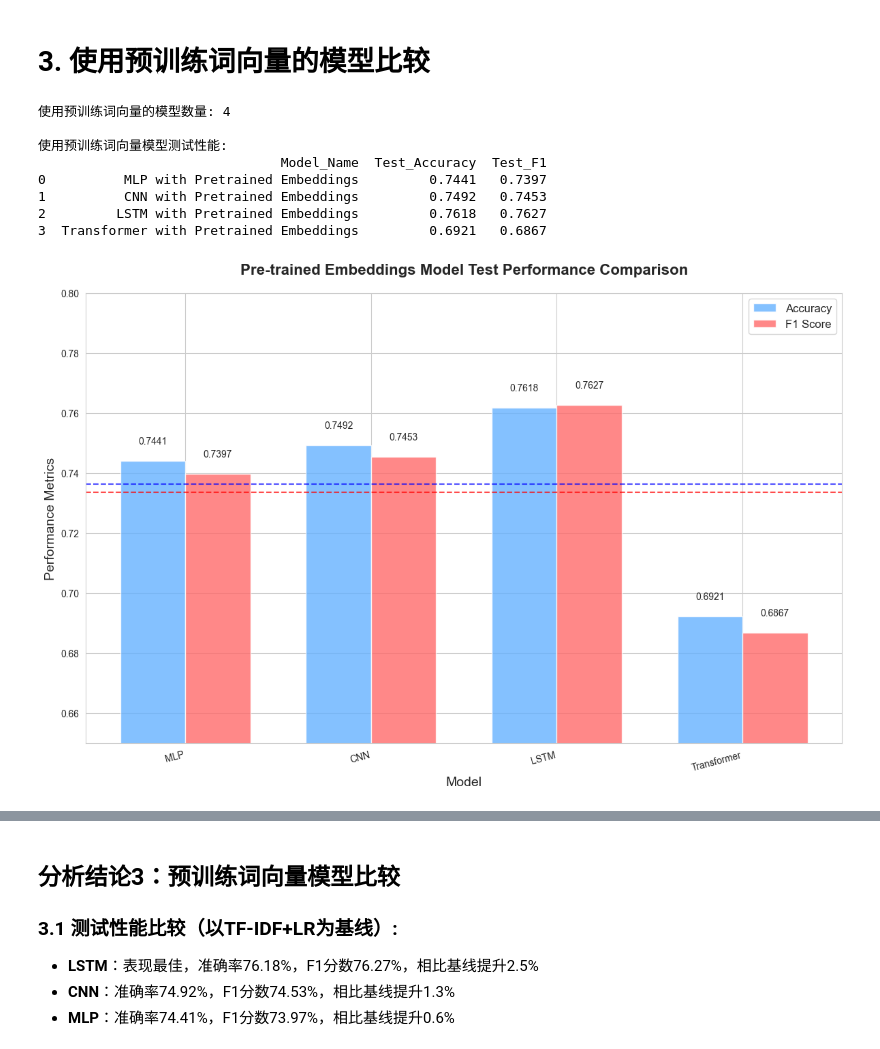
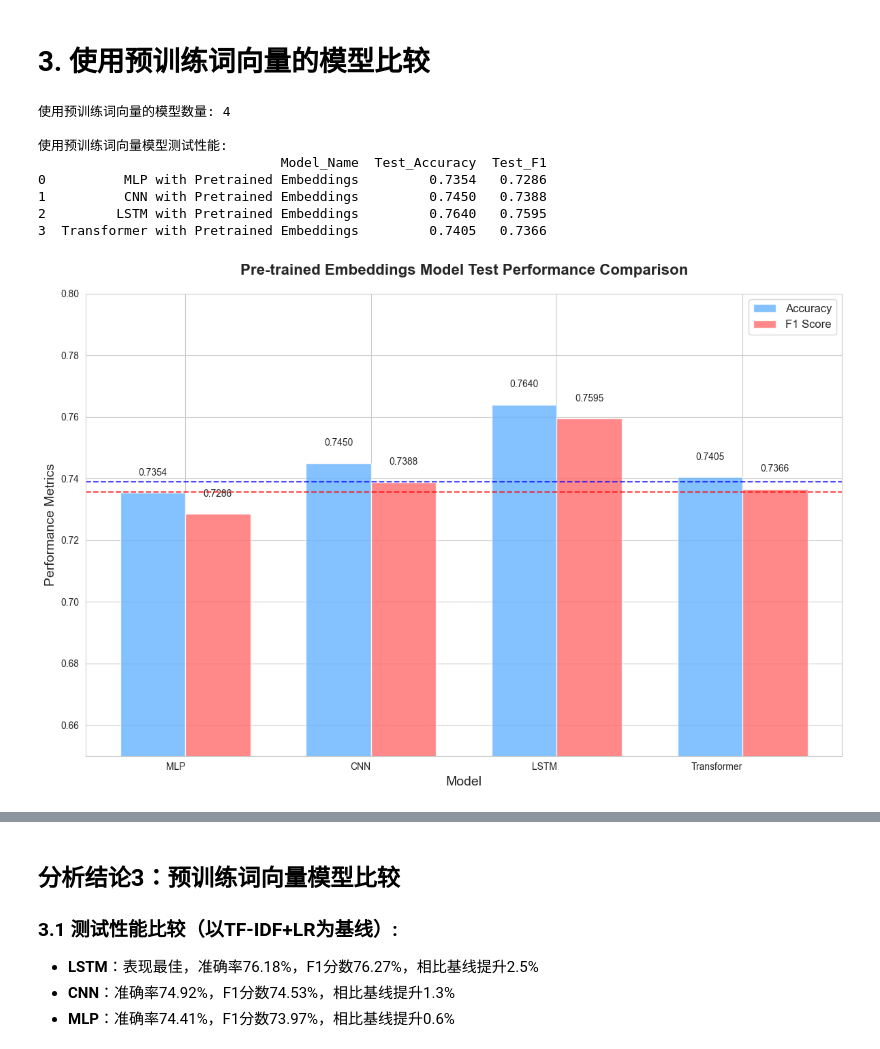
Before and after one commit to YoruRain/Sentiment-Classification-Based-on-Weibo-Texts, a Jupyter notebook: 08Comparison and Analysis.ipynb, the cells around one changed output, grey strips where cells are left out. Cells and saved outputs as stored; diff of their text form; code cells hidden in the pictures.

```diff
--- a/08Comparison and Analysis.ipynb
+++ b/08Comparison and Analysis.ipynb
@@ -95,7 +95,7 @@ def analyze_training_records(save_path="results/model_training_results.json", sh
 
     return df
 # %%
-file_path = "results/model_training_results_test.json"
+file_path = "results/model_training_results_test3.json"
 
 results = load_training_results(file_path)
 # %% [output]
@@ -493,39 +493,39 @@ def plot_pretrained_performance(pretrained_df, baseline_tfidf_acc, baseline_tfid
         ax.text(i - width/2, acc + 0.005, f'{acc:.4f}', ha='center', va='bottom', fontsize=10)
         ax.text(i + width/2, f1 + 0.005, f'{f1:.4f}', ha='center', va='bottom', fontsize=10)
 
     ax.set_xlabel('Model', fontsize=14)
     ax.set_ylabel('Performance Metrics', fontsize=14)
     ax.set_title('Pre-trained Embeddings Model Test Performance Comparison', fontsize=16, fontweight='bold', pad=20)
     ax.set_xticks(x)
-    ax.set_xticklabels([name.replace(' with Pretrained Embeddings', '') for name in models], rotation=15, ha='right')
+    ax.set_xticklabels([name.replace(' with Pretrained Embeddings', '') for name in models], ha='right')
     ax.legend(fontsize=12)
     ax.set_ylim([0.65, 0.8])
 
     # 添加基线参考线
     ax.axhline(y=baseline_tfidf_acc, color='blue', linestyle='--', alpha=0.7,
               label=f'TF-IDF+LR Accuracy Baseline: {baseline_tfidf_acc:.4f}')
     ax.axhline(y=baseline_tfidf_f1, color='red', linestyle='--', alpha=0.7,
               label=f'TF-IDF+LR F1 Baseline: {baseline_tfidf_f1:.4f}')
 
     plt.tight_layout()
     plt.show()
     return fig
 
 # 获取基线性能
 tfidf_acc = baseline_df[baseline_df['Model_Name'] == 'TF-IDF + LR']['Test_Accuracy'].iloc[0]
 tfidf_f1 = baseline_df[baseline_df['Model_Name'] == 'TF-IDF + LR']['Test_F1'].iloc[0]
 
 fig5 = plot_pretrained_performance(pretrained_df, tfidf_acc, tfidf_f1)
 # %% [output]
 使用预训练词向量的模型数量: 4
 
 使用预训练词向量模型测试性能:
                                Model_Name  Test_Accuracy  Test_F1
-0          MLP with Pretrained Embeddings         0.7441   0.7397
-1          CNN with Pretrained Embeddings         0.7492   0.7453
-2         LSTM with Pretrained Embeddings         0.7618   0.7627
-3  Transformer with Pretrained Embeddings         0.6921   0.6867
+0          MLP with Pretrained Embeddings         0.7354   0.7286
+1          CNN with Pretrained Embeddings         0.7450   0.7388
+2         LSTM with Pretrained Embeddings         0.7640   0.7595
+3  Transformer with Pretrained Embeddings         0.7405   0.7366
-[figure, old version]
+[figure, new version]
 # %%
 # 3.3 预训练词向量模型训练过程比较
 def plot_pretrained_training_process(pretrained_results):
```
Also changed, not shown: parts of 10 cells of this notebook, 21 other files.
